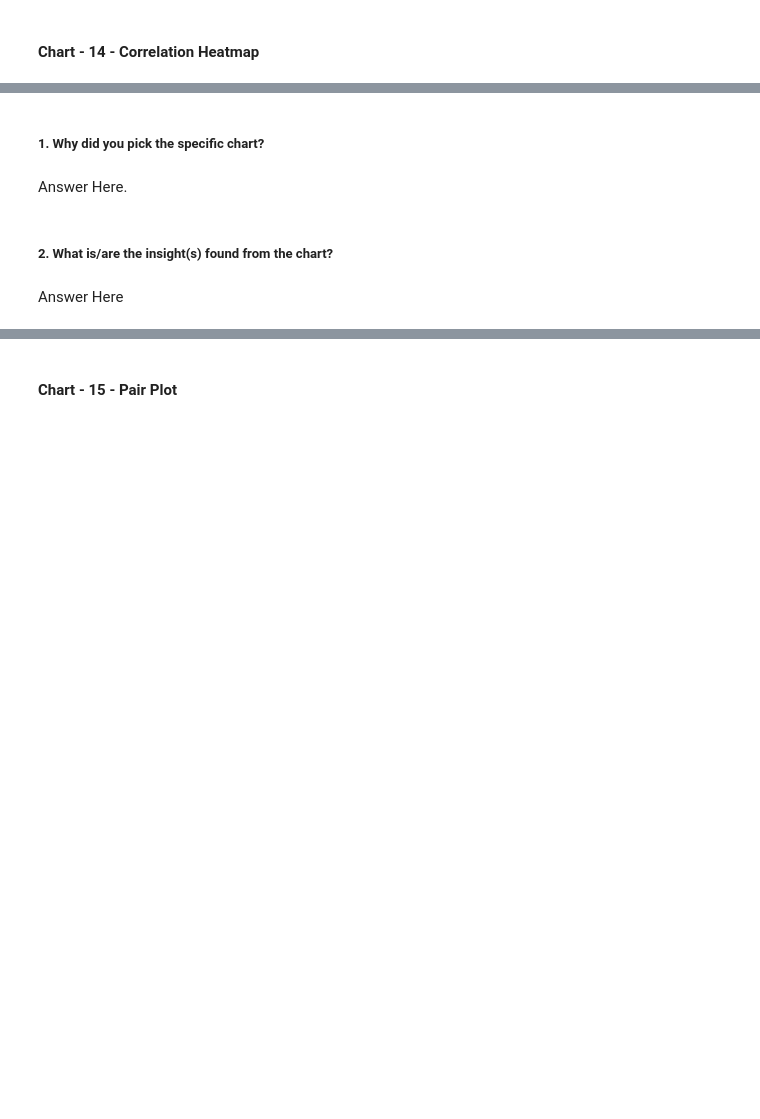
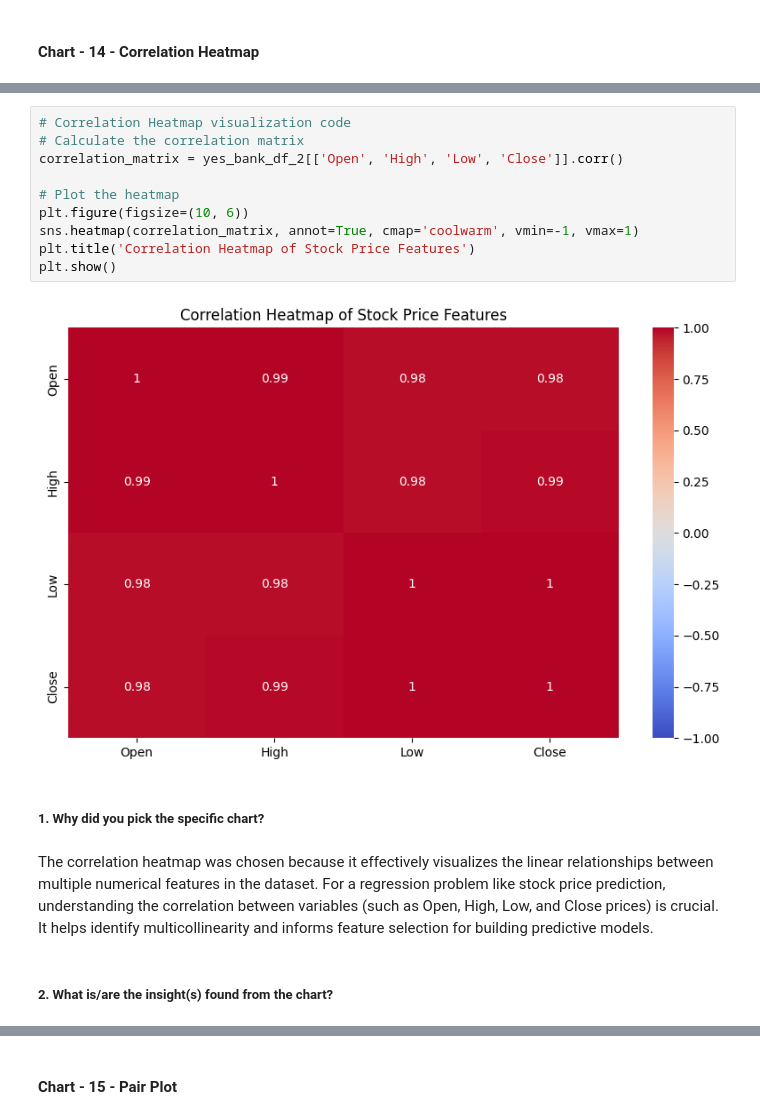
Before and after one commit to KushangShah/ML-Project-End-to-End-Machine-Learning., a Jupyter notebook: Yes_Bank_Stock_Closing_Price_Prediction.ipynb, the cells around one changed output, grey strips where cells are left out. Cells and saved outputs as stored; diff of their text form; blank space fills up the shorter version.

```diff
--- a/Yes_Bank_Stock_Closing_Price_Prediction.ipynb
+++ b/Yes_Bank_Stock_Closing_Price_Prediction.ipynb
@@ -803,8 +808,18 @@ Yes, the insights can be beneficial:
+# %%
+# Correlation Heatmap visualization code
+# Calculate the correlation matrix
+correlation_matrix = yes_bank_df_2[['Open', 'High', 'Low', 'Close']].corr()
+
+# Plot the heatmap
+plt.figure(figsize=(10, 6))
+sns.heatmap(correlation_matrix, annot=True, cmap='coolwarm', vmin=-1, vmax=1)
+plt.title('Correlation Heatmap of Stock Price Features')
+plt.show()
+# %% [output]
+[figure, added]
 # %% [markdown]
 ##### 1. Why did you pick the specific chart?
-# %% [markdown]
-Answer Here.
+# %% [markdown]
+The correlation heatmap was chosen because it effectively visualizes the linear relationships between multiple numerical features in the dataset. For a regression problem like stock price prediction, understanding the correlation between variables (such as Open, High, Low, and Close prices) is crucial. It helps identify multicollinearity and informs feature selection for building predictive models.
 # %% [markdown]
 ##### 2. What is/are the insight(s) found from the chart?
-# %% [markdown]
-Answer Here
```
Also changed, not shown: parts of 3 cells of this notebook.
